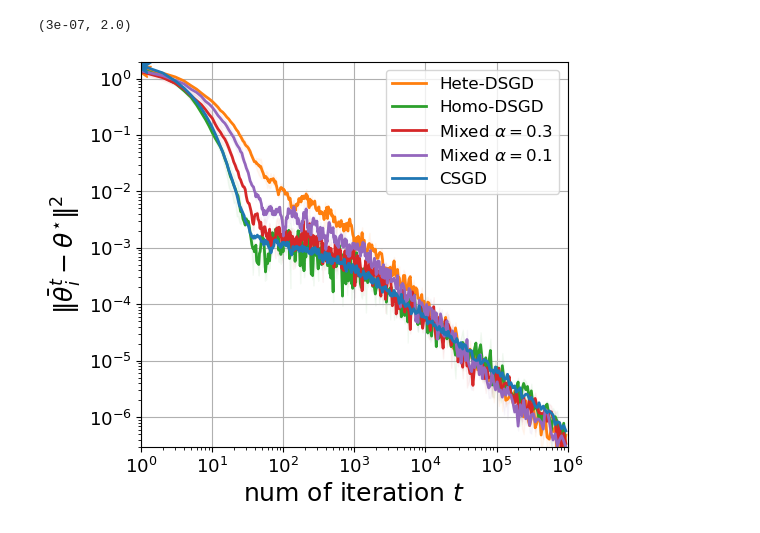
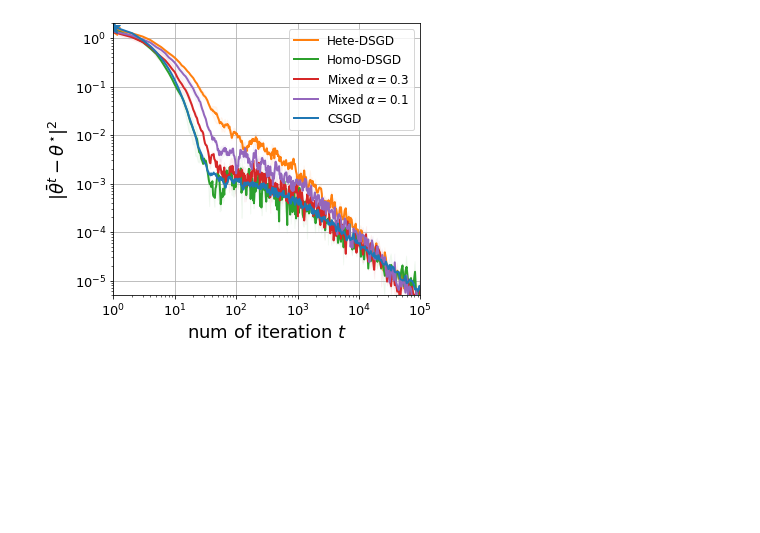
Before and after one commit to Qiang-CU/IEEE-TAC, a Jupyter notebook: quadratic/s1/plot_s1.ipynb, the cells around one changed output. Drawn from its saved outputs; the diff is of its cells as text; code cells hidden in the pictures; blank space fills up the shorter version.

```diff
--- a/quadratic/s1/plot_s1.ipynb
+++ b/quadratic/s1/plot_s1.ipynb
@@ -11,34 +11,34 @@ color_list = sns.color_palette()
 # %%
 data_dir = 's1_res/'
 
 fig, ax = plt.subplots(figsize=(5.5, 5))
 
 plot_csgd = plot_figure(algo_name=f'dsgd-hete', sub_sample=2, dir= data_dir  , log_flag=True, metric='mse')
 plot_csgd.plot_lines(ax, color_list[1], label='Hete-DSGD', legend=True, plot_star=True)
 
 plot_csgd = plot_figure(algo_name=f'dsgd-homo', sub_sample=2, dir= data_dir  , log_flag=True, metric='mse')
 plot_csgd.plot_lines(ax, color_list[2], label='Homo-DSGD', legend=True, plot_star=False)
 
 plot_csgd = plot_figure(algo_name=f'rho0.3', sub_sample=2, dir= data_dir  , log_flag=True, metric='mse')
 plot_csgd.plot_lines(ax, color_list[3], label=r'Mixed $\alpha=0.3$', legend=True, plot_star=False)
 
 plot_csgd = plot_figure(algo_name=f'rho0.1', sub_sample=2, dir= data_dir  , log_flag=True, metric='mse')
 plot_csgd.plot_lines(ax, color_list[4], label=r'Mixed $\alpha=0.1$', legend=True, plot_star=False)
 
 plot_csgd = plot_figure(algo_name=f'csgd', sub_sample=2, dir = data_dir, log_flag=True, metric='mse')
 plot_csgd.plot_lines(ax, color_list[0], label='CSGD', legend=True, plot_star=True)
 
 
 plt.grid(True)
 ax.set_xlabel(r'num of iteration $t$', fontsize = 18)
-ax.set_ylabel(r"$\|\bar{\theta}^{t}_i-\theta^{\star}\|^2$", fontsize = 18)
+ax.set_ylabel(r"$\|\bar{\theta}^{t}-\theta^{\star}\|^2$", fontsize = 18)
 
+ax.set_xlim([1e0, 1e5])
+ax.set_ylim([5*1e-6, 0.2*1e1])
 
-ax.set_xlim([1e0, 1e6])
-ax.set_ylim([0.3*1e-6, 0.2*1e1])
+plt.savefig('./fig/' + 'quad-avg-iter.pdf', bbox_inches='tight')
 # %% [output]
-(3e-07, 2.0)
-[figure, old version]
+[figure, new version]
 # %%
 fig, ax = plt.subplots(figsize=(5.5, 5))
 
```
Also changed, not shown: parts of 3 cells of this notebook, 10 other files.
